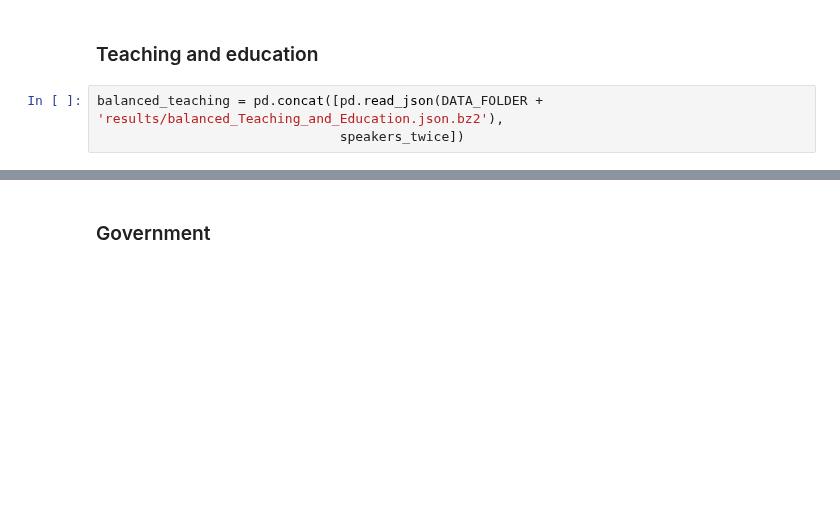
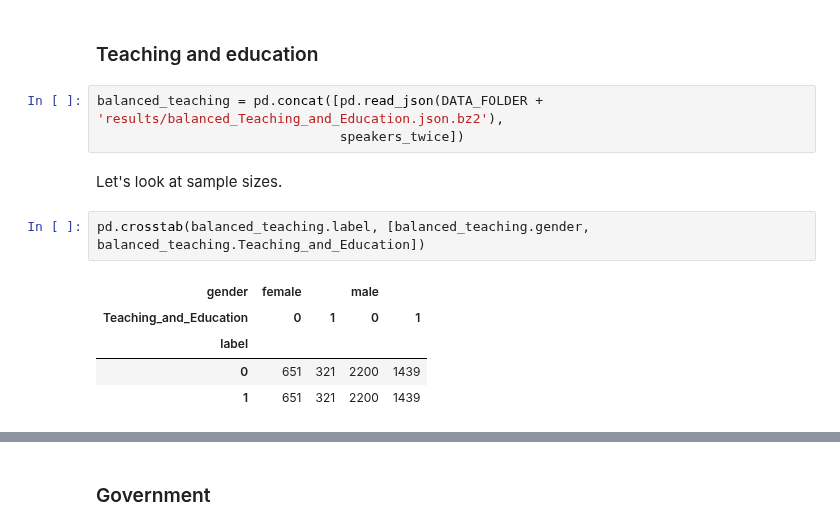
Before and after one commit to janougome/ADA-team, a Jupyter notebook: Milestone3.ipynb, the cells around one changed output, grey strips where cells are left out. Saved outputs shown, nothing was run; the diff lists cells and outputs as text; blank space fills up the shorter version.

```diff
--- a/Milestone3.ipynb
+++ b/Milestone3.ipynb
@@ -368,3 +356,13 @@ match_by_category(speakers_once, 'Media_and_Journalism')
 # %%
 balanced_teaching = pd.concat([pd.read_json(DATA_FOLDER + 'results/balanced_Teaching_and_Education.json.bz2'),
                                speakers_twice])
+# %% [markdown]
+Let's look at sample sizes.
+# %%
+pd.crosstab(balanced_teaching.label, [balanced_teaching.gender, balanced_teaching.Teaching_and_Education])
+# %% [output]
+| gender | female |  | male |  |
+| Teaching_and_Education | 0 | 1 | 0 | 1 |
+| label |  |  |  |  |
+| 0 | 651 | 321 | 2200 | 1439 |
+| 1 | 651 | 321 | 2200 | 1439 |
```
Also changed, not shown: parts of 43 cells of this notebook, 3 other files.
